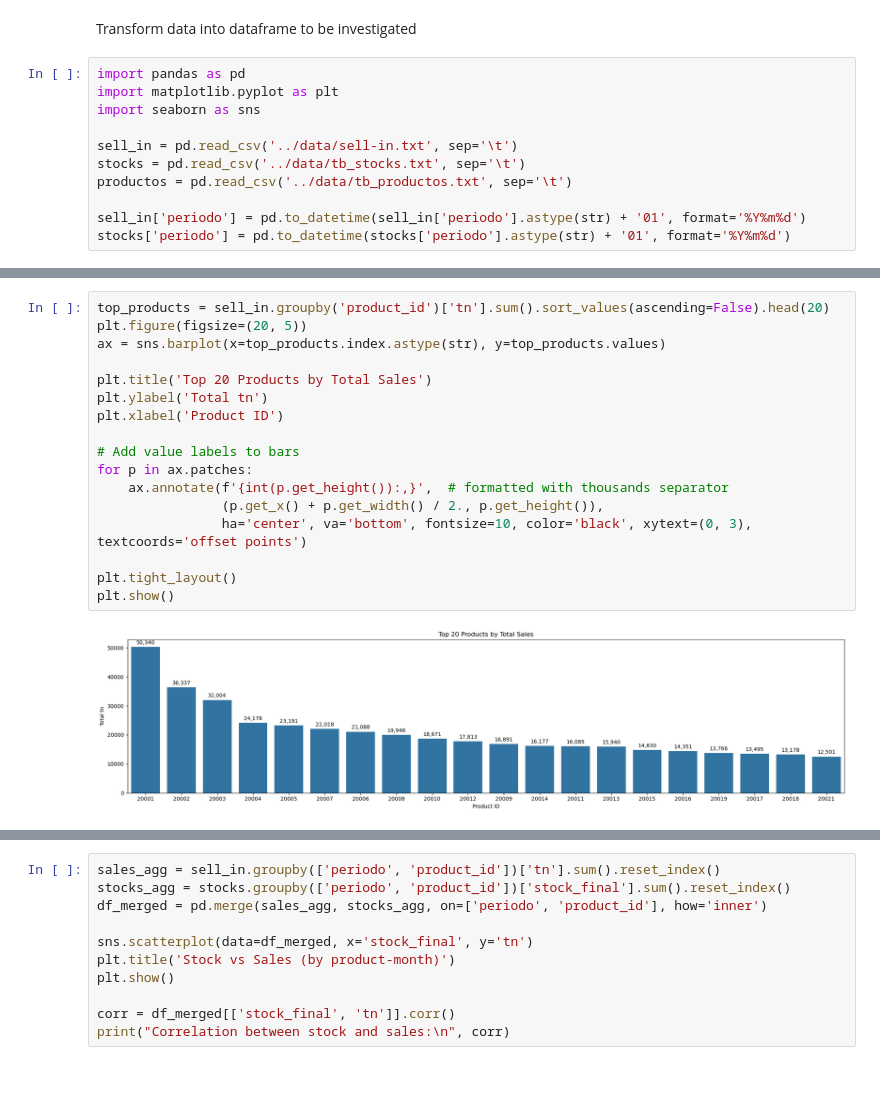
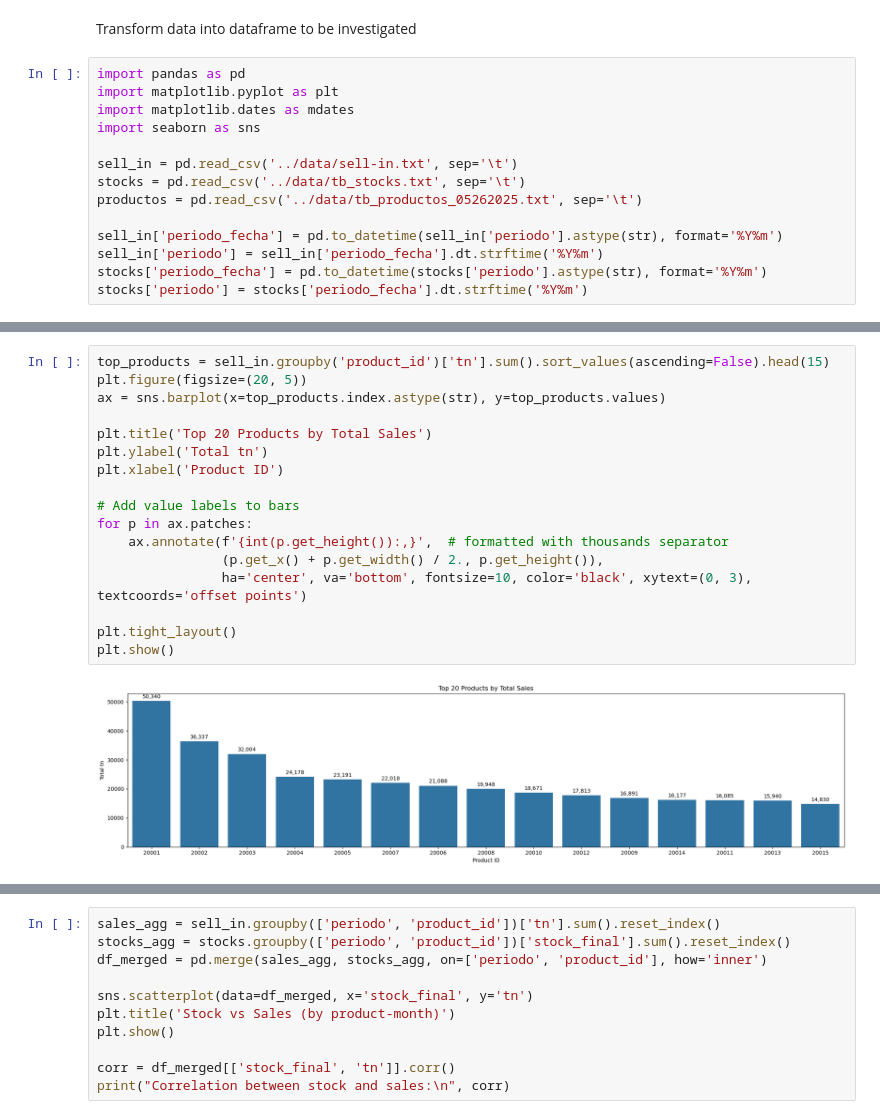
Before and after one commit to leonardoheis/lab3, a Jupyter notebook: notebooks/eda.ipynb, the cells around one changed output, grey strips where cells are left out. Drawn from its saved outputs; the diff is of its cells as text; blank space fills up the shorter version.

```diff
--- a/notebooks/eda.ipynb
+++ b/notebooks/eda.ipynb
@@ -3,14 +3,17 @@ Transform data into dataframe to be investigated
 # %%
 import pandas as pd
 import matplotlib.pyplot as plt
+import matplotlib.dates as mdates
 import seaborn as sns
 
 sell_in = pd.read_csv('../data/sell-in.txt', sep='\t')
 stocks = pd.read_csv('../data/tb_stocks.txt', sep='\t')
-productos = pd.read_csv('../data/tb_productos.txt', sep='\t')
+productos = pd.read_csv('../data/tb_productos_05262025.txt', sep='\t')
 
-sell_in['periodo'] = pd.to_datetime(sell_in['periodo'].astype(str) + '01', format='%Y%m%d')
-stocks['periodo'] = pd.to_datetime(stocks['periodo'].astype(str) + '01', format='%Y%m%d')
+sell_in['periodo_fecha'] = pd.to_datetime(sell_in['periodo'].astype(str), format='%Y%m')
+sell_in['periodo'] = sell_in['periodo_fecha'].dt.strftime('%Y%m')
+stocks['periodo_fecha'] = pd.to_datetime(stocks['periodo'].astype(str), format='%Y%m')
+stocks['periodo'] = stocks['periodo_fecha'].dt.strftime('%Y%m')
 # %%
 print("\nSell-in info:\n", sell_in.info())
 print(sell_in.head())
@@ -65,22 +68,22 @@ plt.show()
 # %%
-top_products = sell_in.groupby('product_id')['tn'].sum().sort_values(ascending=False).head(20)
+top_products = sell_in.groupby('product_id')['tn'].sum().sort_values(ascending=False).head(15)
 plt.figure(figsize=(20, 5))
 ax = sns.barplot(x=top_products.index.astype(str), y=top_products.values)
 
 plt.title('Top 20 Products by Total Sales')
 plt.ylabel('Total tn')
 plt.xlabel('Product ID')
 
 # Add value labels to bars
 for p in ax.patches:
     ax.annotate(f'{int(p.get_height()):,}',  # formatted with thousands separator
                 (p.get_x() + p.get_width() / 2., p.get_height()),
                 ha='center', va='bottom', fontsize=10, color='black', xytext=(0, 3), textcoords='offset points')
 
 plt.tight_layout()
 plt.show()
 # %% [output]
-[figure, old version]
+[figure, new version]
 # %%
 stock_by_month = stocks.groupby('periodo')['stock_final'].sum().reset_index()
 #stock_by_month['periodo'] = pd.to_datetime(stock_by_month['periodo'].astype(str) + '01', format='%Y%m%d')
```
Also changed, not shown: parts of 19 cells of this notebook, 3 other files.
